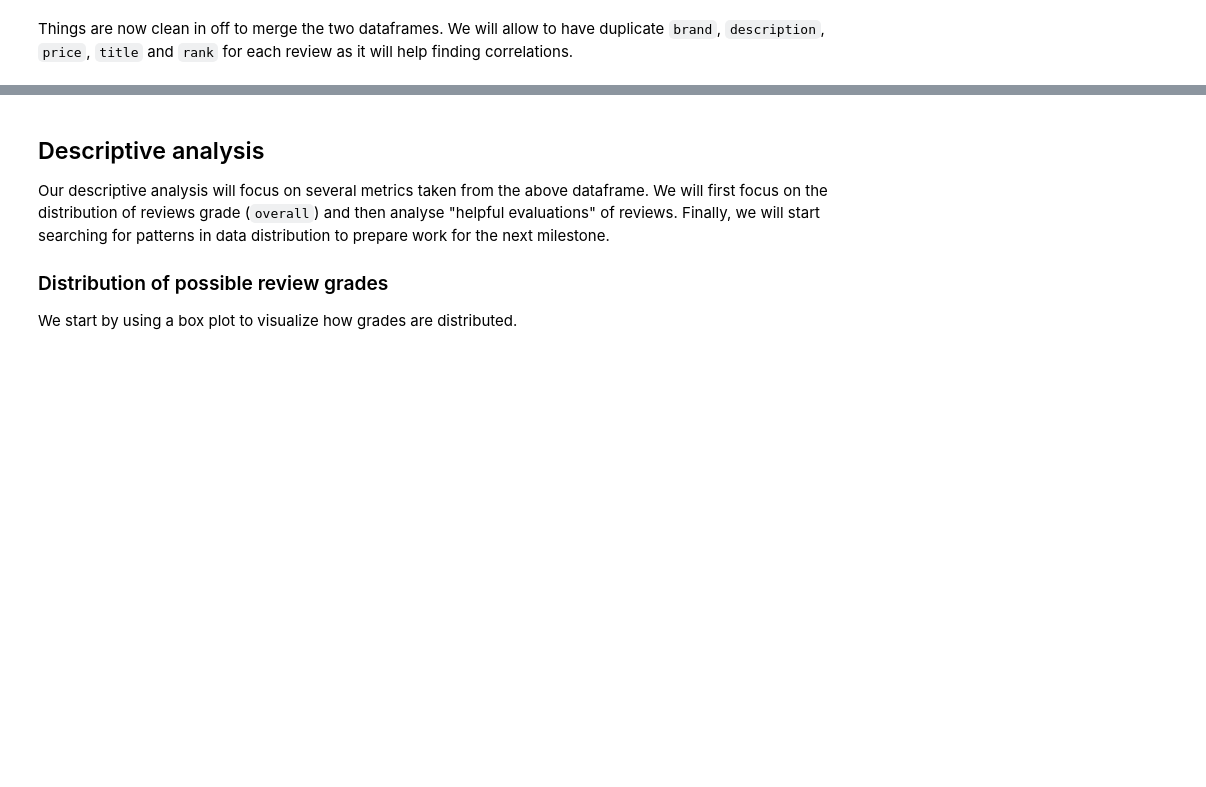
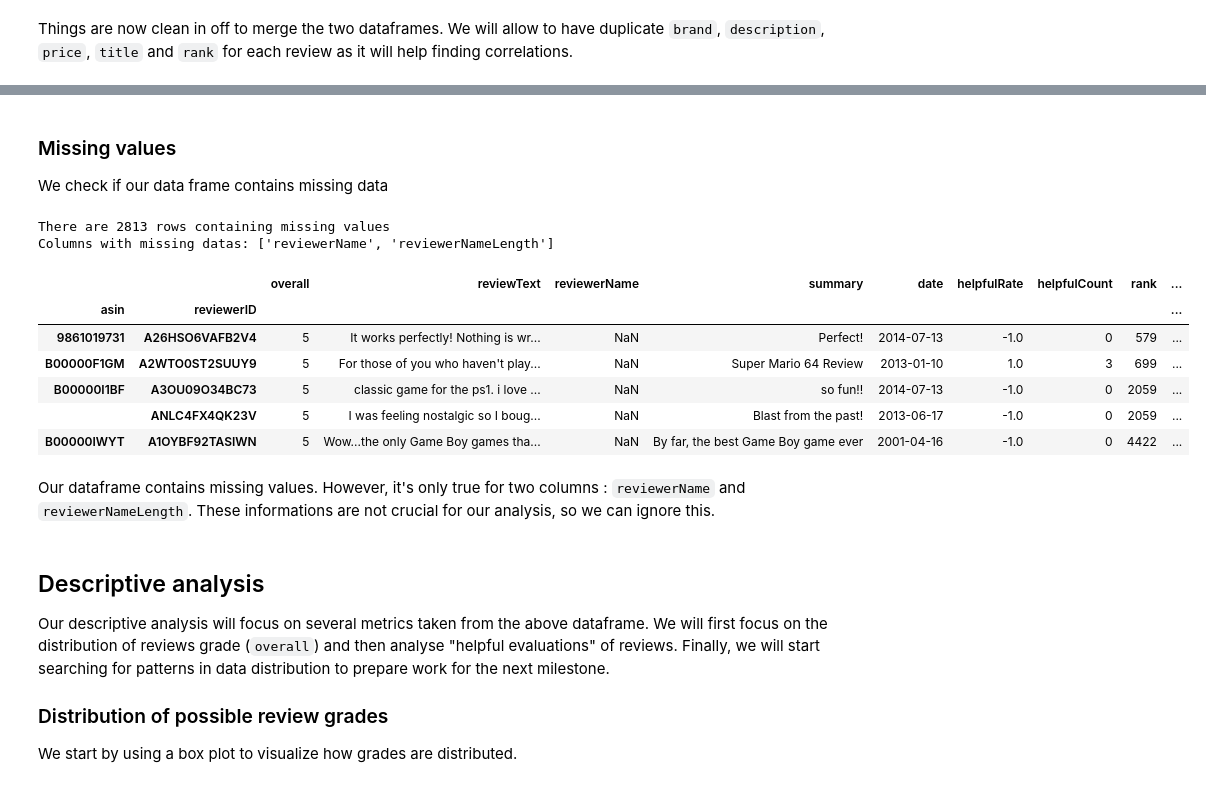
Before and after one commit to adamazon/adamazon-code, a Jupyter notebook: Project.ipynb, the cells around one changed output, grey strips where cells are left out. Saved outputs shown, nothing was run; the diff lists cells and outputs as text; code cells hidden in the pictures; blank space fills up the shorter version.

Commit message:
Add missing data part

```diff
--- a/Project.ipynb
+++ b/Project.ipynb
@@ -204,6 +204,28 @@ video_games.head()
 |  | A1INA0F5CWW3J4 | 1 | 1st shipment received a book inst... | Amazon Shopper "Mr.Repsol" | Wrong key | 2014-06-28 | -1.000000 | 0 | 6629 | ... |
 |  | A1DLMTOTHQ4AST | 3 | I got this version instead of the... | ampgreen | awesome game, if it did not crash... | 2011-09-14 | 0.700000 | 10 | 6629 | ... |
 |  | A361M14PU2GUEG | 4 | I had Dirt 2 on Xbox 360 and it w... | Angry Ryan "Ryan A. Forrest" | DIRT 3 | 2011-06-14 | 1.000000 | 2 | 6629 | ... |
+# %% [markdown]
+### Missing values
+We check if our data frame contains missing data
+# %%
+null_data = video_games[video_games.isnull().any(axis=1)]
+print("There are", len(null_data), "rows containing missing values")
+
+print("Columns with missing datas:", list(video_games.columns[video_games.isnull().any()]))
+
+null_data.head()
+# %% [output]
+There are 2813 rows containing missing values
+Columns with missing datas: ['reviewerName', 'reviewerNameLength']
+|  |  | overall | reviewText | reviewerName | summary | date | helpfulRate | helpfulCount | rank | ... |
+| asin | reviewerID |  |  |  |  |  |  |  |  | ... |
+| 9861019731 | A26HSO6VAFB2V4 | 5 | It works perfectly! Nothing is wr... | NaN | Perfect! | 2014-07-13 | -1.0 | 0 | 579 | ... |
+| B00000F1GM | A2WTO0ST2SUUY9 | 5 | For those of you who haven't play... | NaN | Super Mario 64 Review | 2013-01-10 | 1.0 | 3 | 699 | ... |
+| B00000I1BF | A3OU09O34BC73 | 5 | classic game for the ps1. i love ... | NaN | so fun!! | 2014-07-13 | -1.0 | 0 | 2059 | ... |
+|  | ANLC4FX4QK23V | 5 | I was feeling nostalgic so I boug... | NaN | Blast from the past! | 2013-06-17 | -1.0 | 0 | 2059 | ... |
+| B00000IWYT | A1OYBF92TASIWN | 5 | Wow...the only Game Boy games tha... | NaN | By far, the best Game Boy game ever | 2001-04-16 | -1.0 | 0 | 4422 | ... |
+# %% [markdown]
+Our dataframe contains missing values. However, it's only true for two columns : `reviewerName` and `reviewerNameLength`. These informations are not crucial for our analysis, so we can ignore this.
 # %% [markdown]
 ## Descriptive analysis
 
```
